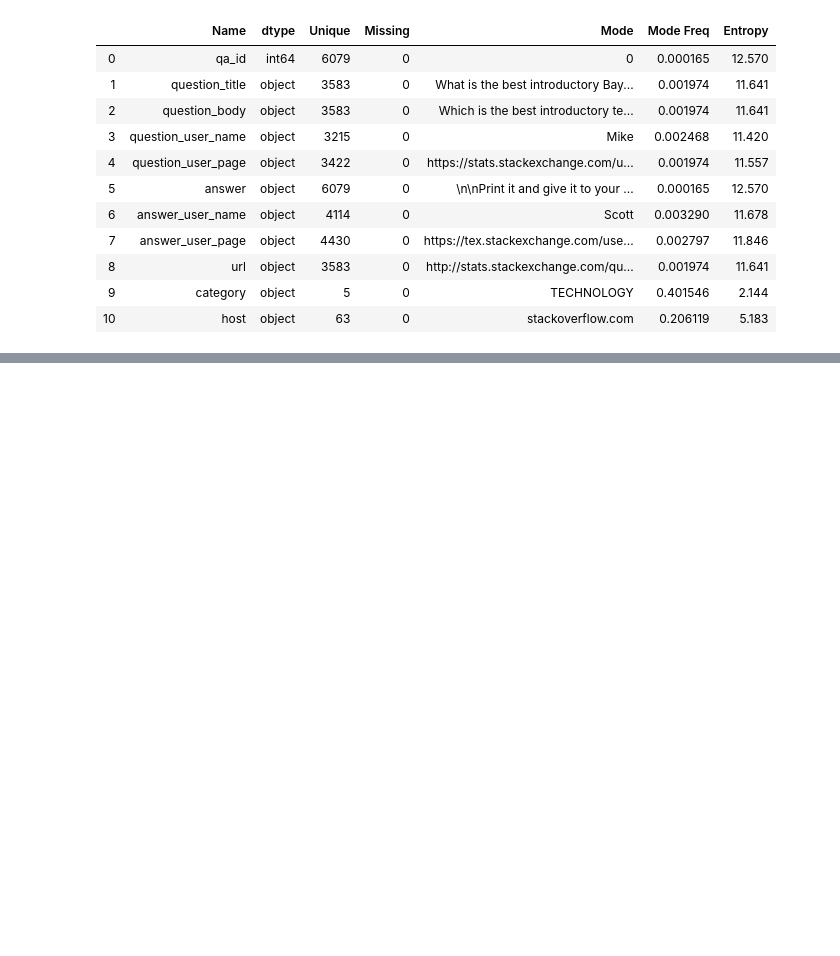
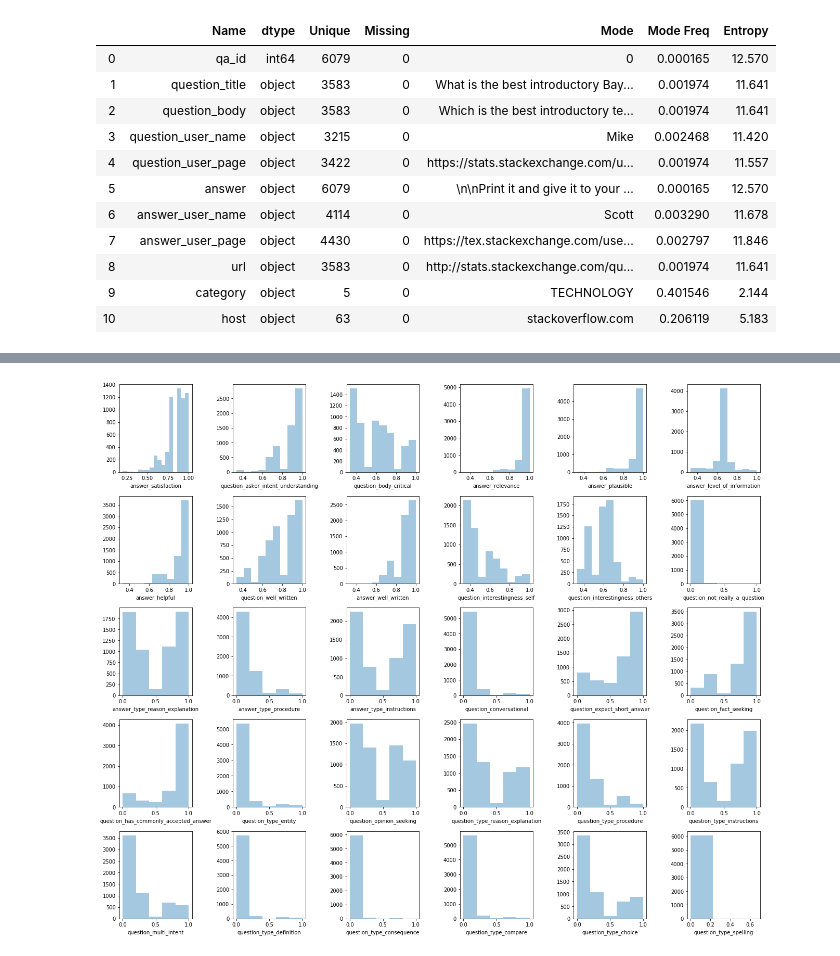
Before and after one commit to KasoLu/FLIP01, a Jupyter notebook: Code/project.ipynb, the cells around one changed output, grey strips where cells are left out. Drawn from its saved outputs; the diff is of its cells as text; code cells hidden in the pictures; blank space fills up the shorter version.

```diff
--- a/Code/project.ipynb
+++ b/Code/project.ipynb
@@ -100,0 +114,18 @@ summary_target
+# %%
+fig, axes = plt.subplots(5,6, figsize=(18, 15))
+axes = axes.ravel()
+sorted_index = s_summary_target.index
+for i in range(len(target_cols)):
+    col = target_cols[sorted_index[i]]
+    bins = summary_target['Unique'][sorted_index[i]]
+    ax = axes[i]
+    #print(str.format('({},{},{})',i,col,len(bins)))
+    sns.distplot(train_set[col], label=col, kde=False, bins=bins, ax=ax)
+    # ax.set_title(col)
+    #ax.set_xlim([0, 1])
+    #ax.set_ylim([0, 6079])
+plt.tight_layout()
+plt.show()
+plt.close()
+# %% [output]
+[figure, added]
```
Also changed, not shown: parts of 7 cells of this notebook, 1 other file.
